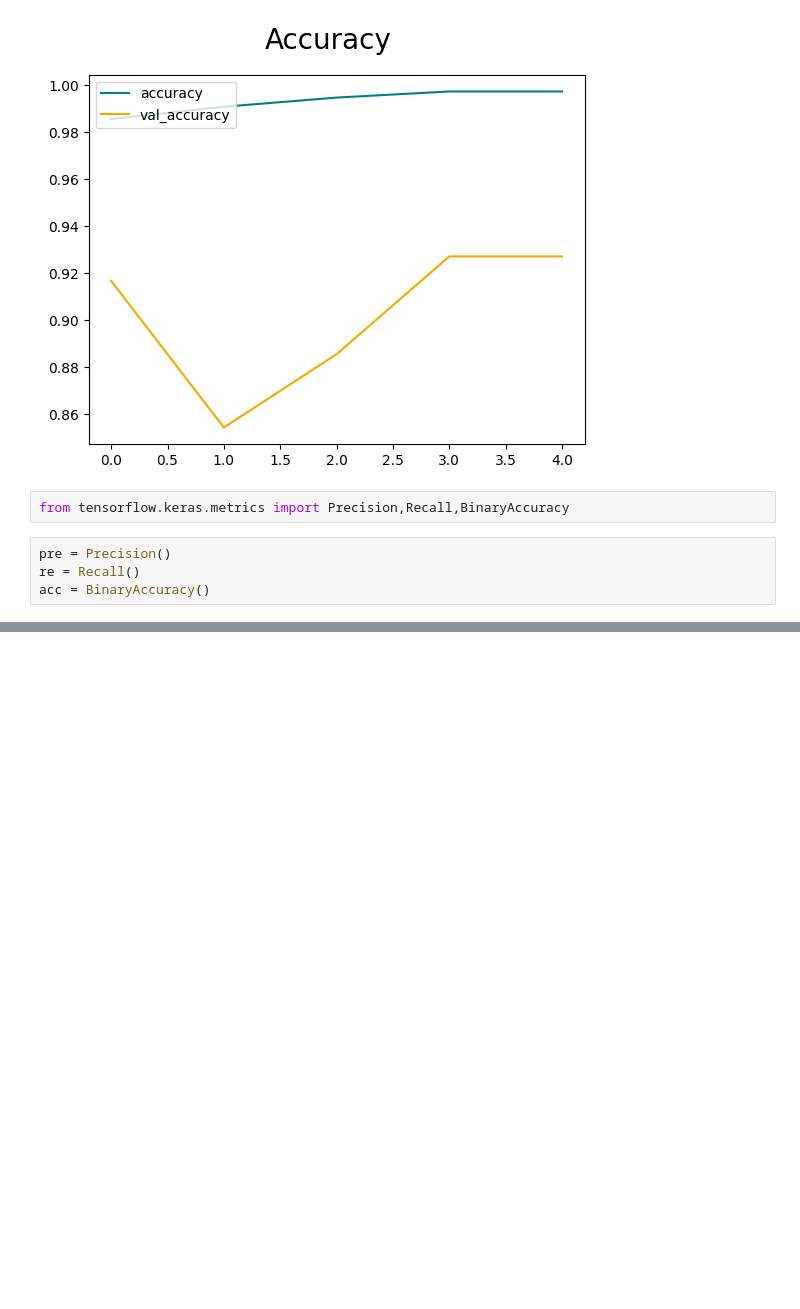
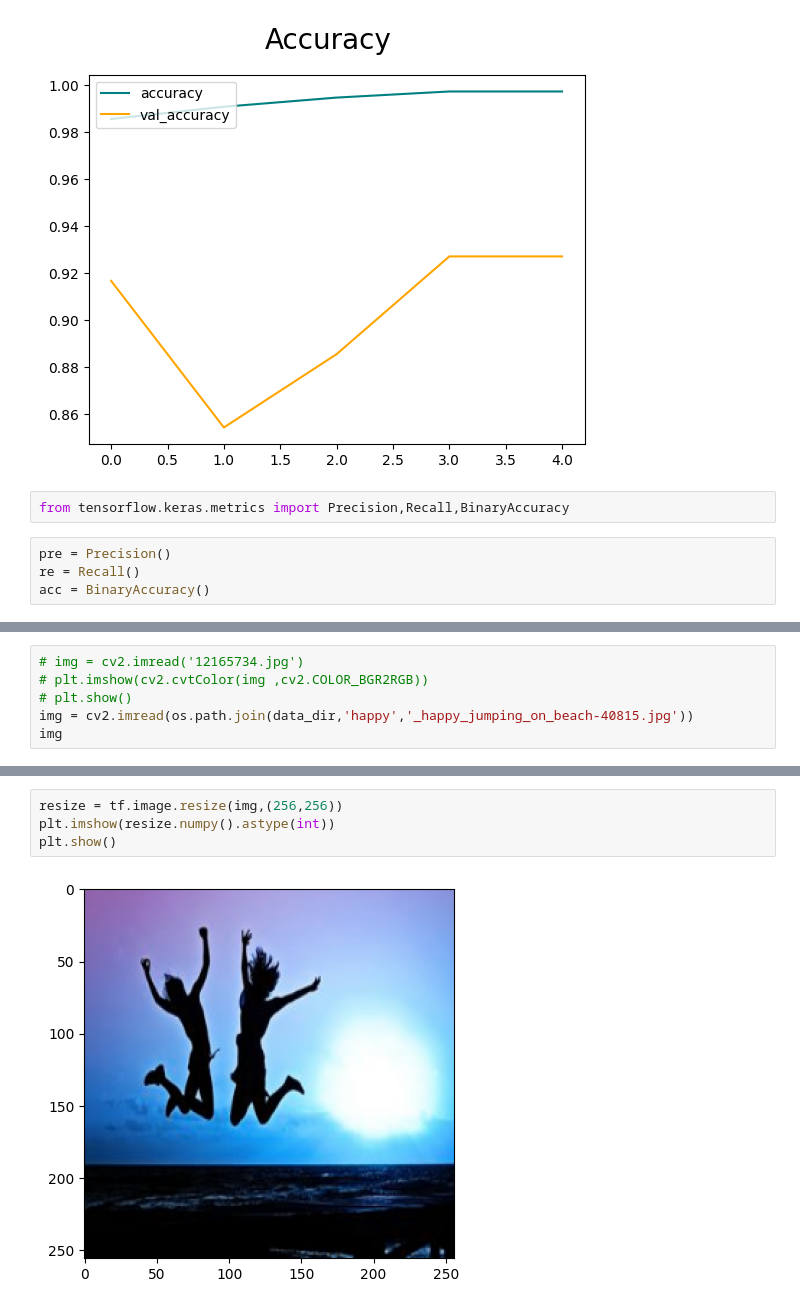
Before and after one commit to reza-pishva/6-MachineLearning-Python, a Jupyter notebook: cnn1.ipynb, the cells around one changed output, grey strips where cells are left out. Drawn from its saved outputs; the diff is of its cells as text; blank space fills up the shorter version.

```diff
--- a/cnn1.ipynb
+++ b/cnn1.ipynb
@@ -298,0 +317,6 @@ tf.Tensor(0.88135594, shape=(), dtype=float32) tf.Tensor(0.962963, shape=(), dty
+# %%
+# img = cv2.imread('12165734.jpg')
+# plt.imshow(cv2.cvtColor(img ,cv2.COLOR_BGR2RGB))
+# plt.show()
+img = cv2.imread(os.path.join(data_dir,'happy','_happy_jumping_on_beach-40815.jpg'))
+img
@@ -299,3 +346,9 @@ tf.Tensor(0.88135594, shape=(), dtype=float32) tf.Tensor(0.962963, shape=(), dty
+# %%
+resize = tf.image.resize(img,(256,256))
+plt.imshow(resize.numpy().astype(int))
+plt.show()
+# %% [output]
+[figure, added]
 # %%
 from tensorflow.keras.models import load_model
 model.save(os.path.join('models','HappySadModel.h5'))
```
Also changed, not shown: parts of 10 cells of this notebook.
